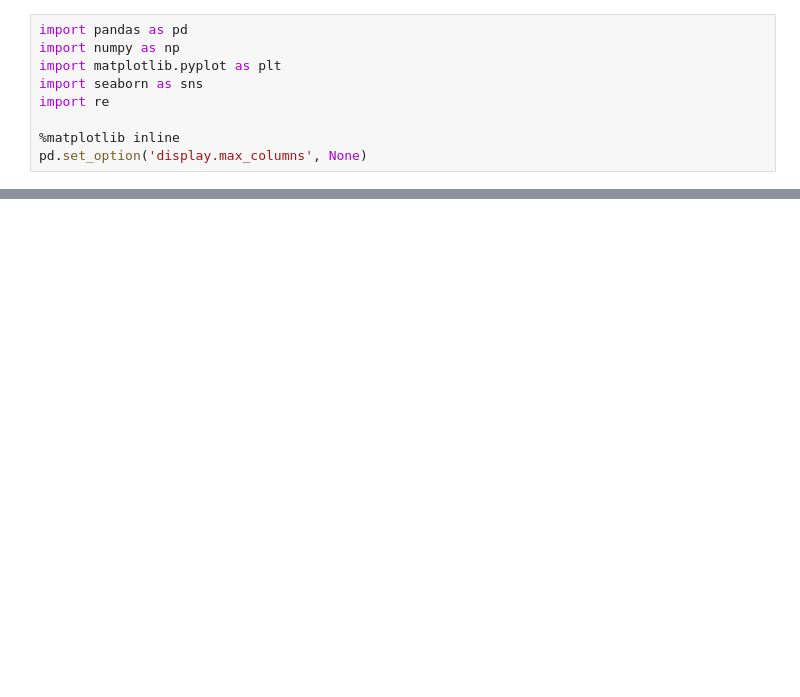
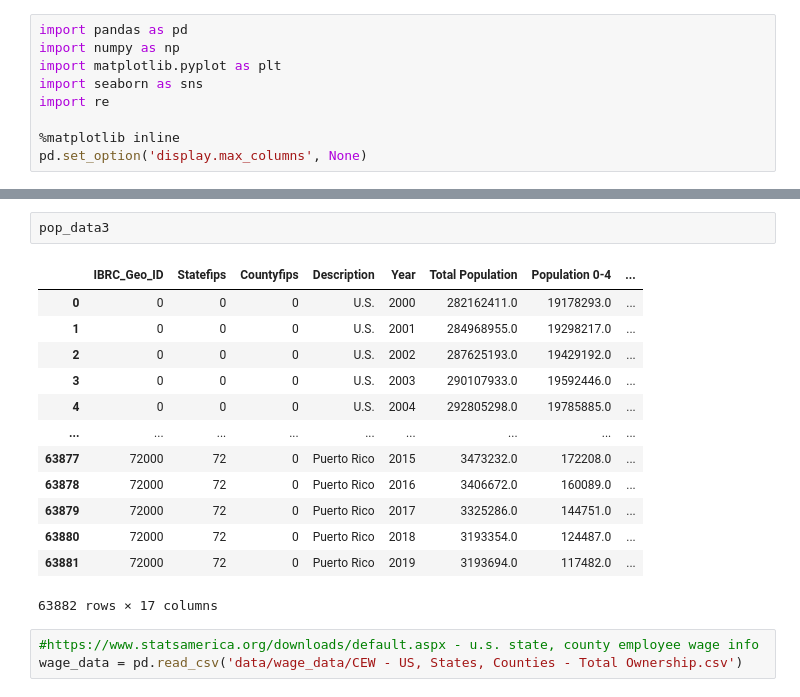
Before and after one commit to nelson-aaron-j/DeathAndTaxesProject, a Jupyter notebook: capstone.ipynb, the cells around one changed output, grey strips where cells are left out. Saved outputs shown, nothing was run; the diff lists cells and outputs as text; blank space fills up the shorter version.

```diff
--- a/capstone.ipynb
+++ b/capstone.ipynb
@@ -116,0 +51,19 @@ pop_data.tail(40)
+# %%
+pop_data3
+# %% [output]
+|  | IBRC_Geo_ID | Statefips | Countyfips | Description | Year | Total Population | Population 0-4 | ... |
+| 0 | 0 | 0 | 0 | U.S. | 2000 | 282162411.0 | 19178293.0 | ... |
+| 1 | 0 | 0 | 0 | U.S. | 2001 | 284968955.0 | 19298217.0 | ... |
+| 2 | 0 | 0 | 0 | U.S. | 2002 | 287625193.0 | 19429192.0 | ... |
+| 3 | 0 | 0 | 0 | U.S. | 2003 | 290107933.0 | 19592446.0 | ... |
+| 4 | 0 | 0 | 0 | U.S. | 2004 | 292805298.0 | 19785885.0 | ... |
+| ... | ... | ... | ... | ... | ... | ... | ... | ... |
+| 63877 | 72000 | 72 | 0 | Puerto Rico | 2015 | 3473232.0 | 172208.0 | ... |
+| 63878 | 72000 | 72 | 0 | Puerto Rico | 2016 | 3406672.0 | 160089.0 | ... |
+| 63879 | 72000 | 72 | 0 | Puerto Rico | 2017 | 3325286.0 | 144751.0 | ... |
+| 63880 | 72000 | 72 | 0 | Puerto Rico | 2018 | 3193354.0 | 124487.0 | ... |
+| 63881 | 72000 | 72 | 0 | Puerto Rico | 2019 | 3193694.0 | 117482.0 | ... |
+63882 rows × 17 columns
+# %%
+#https://www.statsamerica.org/downloads/default.aspx - u.s. state, county employee wage info
+wage_data = pd.read_csv('data/wage_data/CEW - US, States, Counties - Total Ownership.csv')
```
Also changed, not shown: parts of 18 cells of this notebook, 4 other files.
